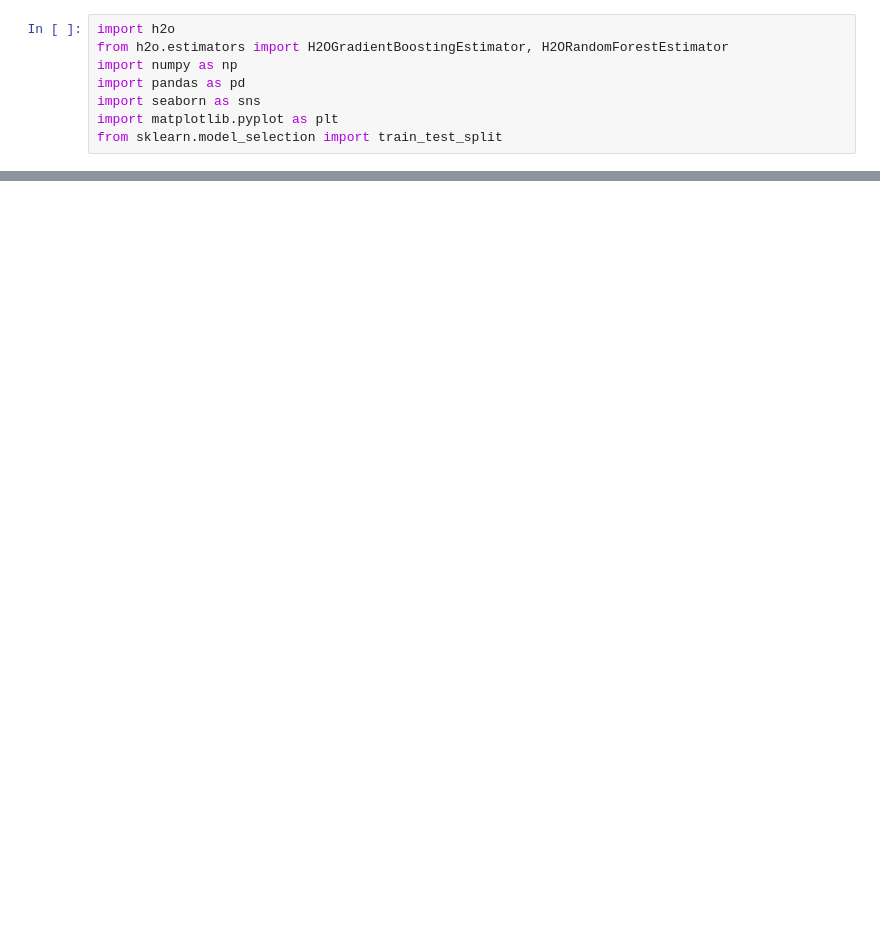
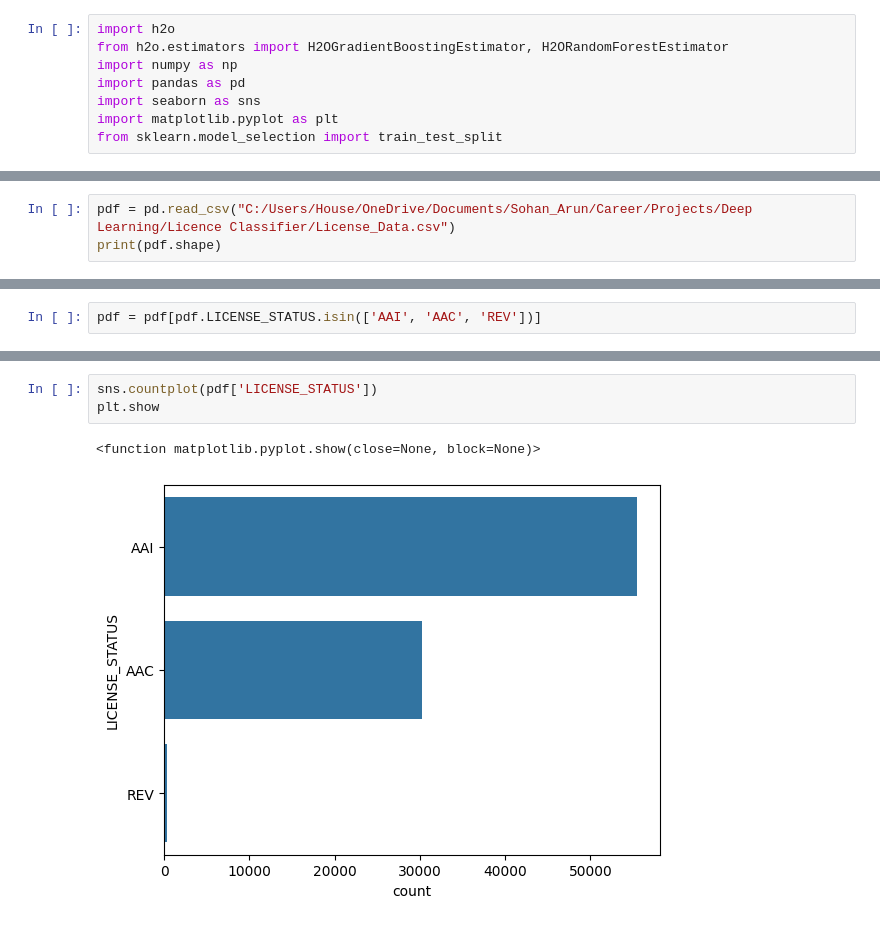
Before and after one commit to Sodz99/License_Classifier, a Jupyter notebook: License_v1.ipynb, the cells around one changed output, grey strips where cells are left out. Saved outputs shown, nothing was run; the diff lists cells and outputs as text; blank space fills up the shorter version.

Commit message:
Data preprocesing

```diff
--- a/License_v1.ipynb
+++ b/License_v1.ipynb
@@ -14,0 +39,3 @@ http://docs.h2o.ai/h2o/latest-stable/h2o-docs/welcome.html#java-requirements
+# %%
+pdf = pd.read_csv("C:/Users/House/OneDrive/Documents/Sohan_Arun/Career/Projects/Deep Learning/Licence Classifier/License_Data.csv")
+print(pdf.shape)
@@ -14,0 +114,2 @@ http://docs.h2o.ai/h2o/latest-stable/h2o-docs/welcome.html#java-requirements
+# %%
+pdf = pdf[pdf.LICENSE_STATUS.isin(['AAI', 'AAC', 'REV'])]
@@ -14,0 +193,6 @@ http://docs.h2o.ai/h2o/latest-stable/h2o-docs/welcome.html#java-requirements
+# %%
+sns.countplot(pdf['LICENSE_STATUS'])
+plt.show
+# %% [output]
+<function matplotlib.pyplot.show(close=None, block=None)>
+[figure, added]
```
Also changed, not shown: parts of 13 cells of this notebook, 2 other files.
